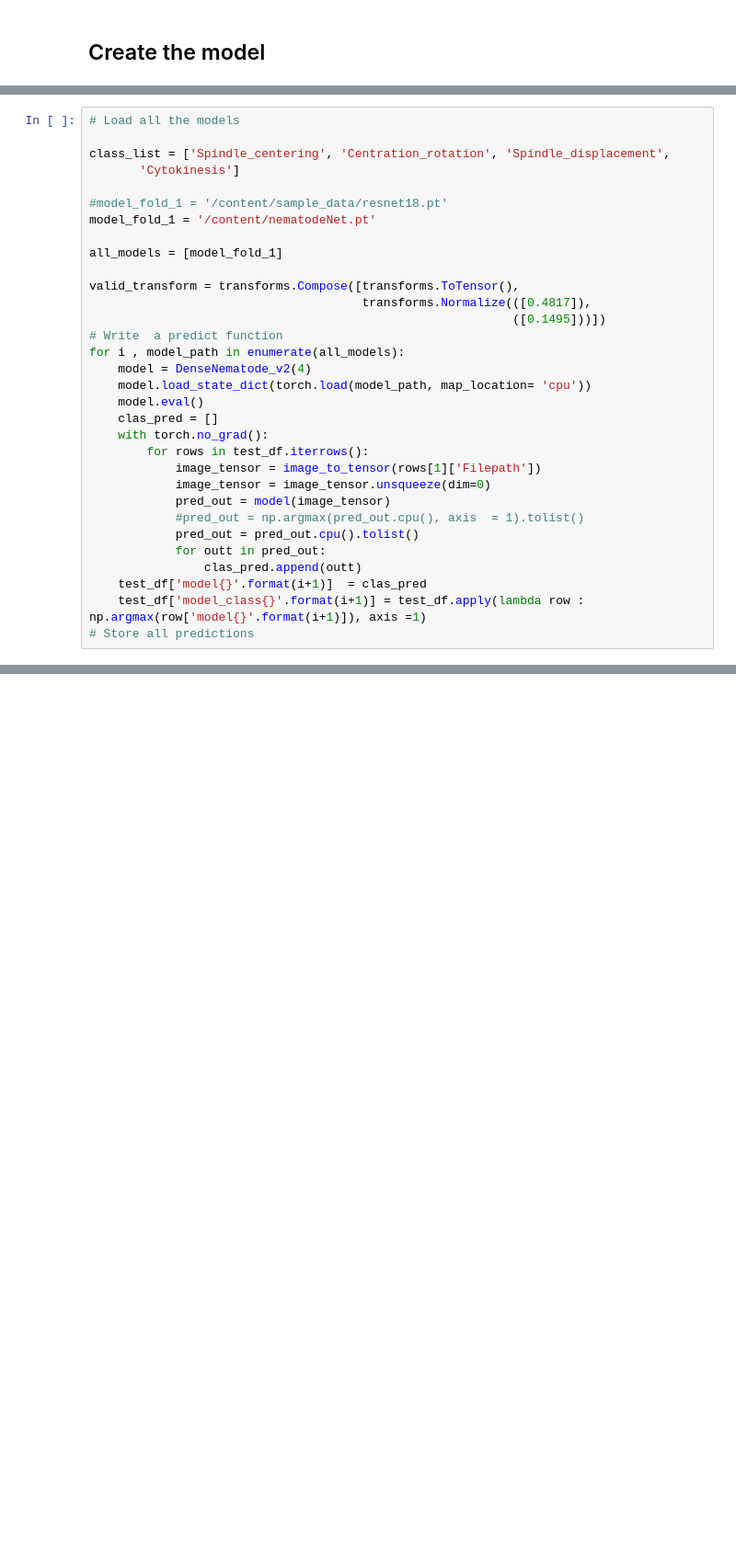
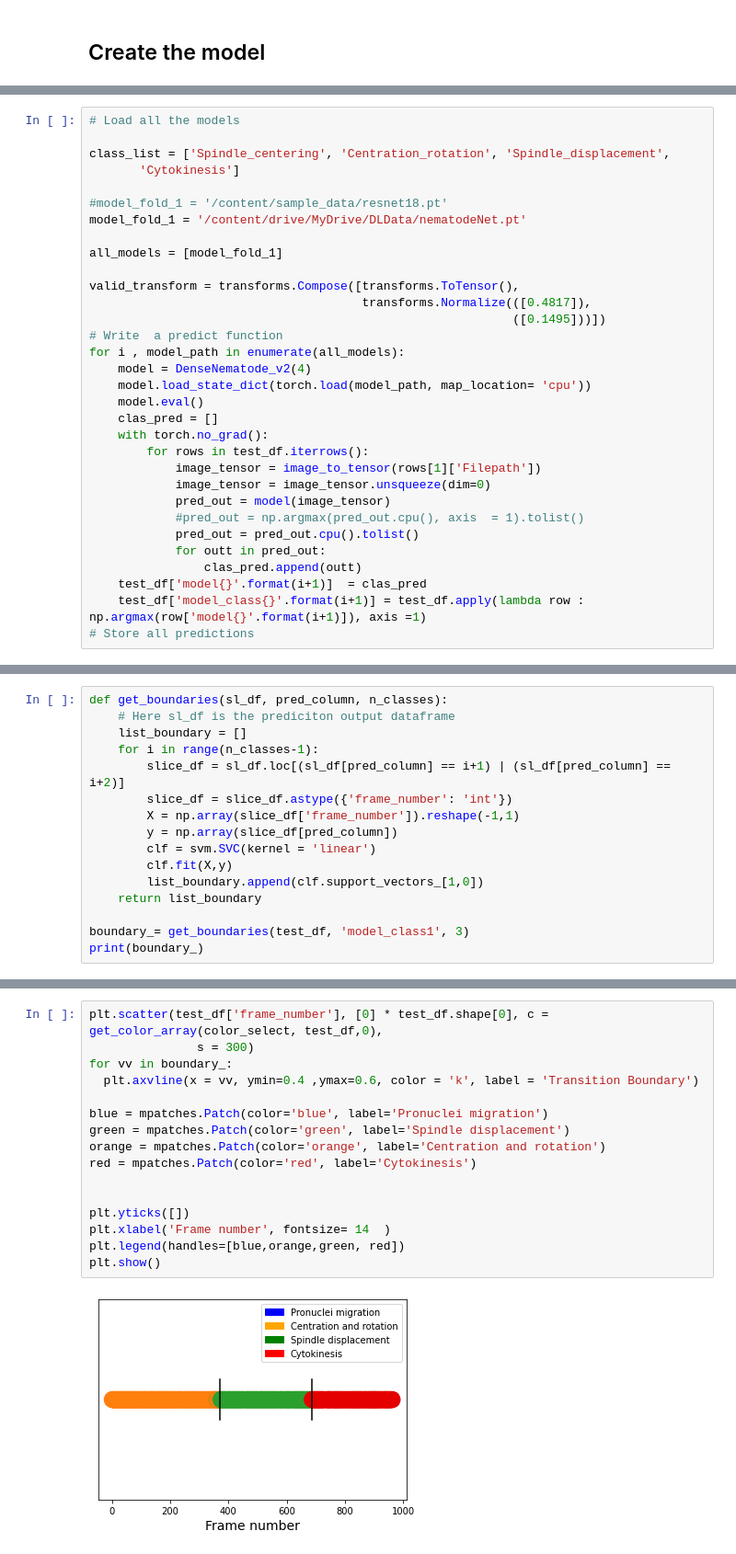
Before and after one commit to CyCelsLab/nematode-Classification, a Jupyter notebook: CellStagePrediction.ipynb, the cells around one changed output, grey strips where cells are left out. Shown: that part at 92% size. Drawn from its saved outputs; the diff is of its cells as text; blank space fills up the shorter version.

```diff
--- a/CellStagePrediction.ipynb
+++ b/CellStagePrediction.ipynb
@@ -158,7 +167,7 @@ class_list = ['Spindle_centering', 'Centration_rotation', 'Spindle_displacement'
        'Cytokinesis']
 
 #model_fold_1 = '/content/sample_data/resnet18.pt'
-model_fold_1 = '/content/nematodeNet.pt'
+model_fold_1 = '/content/drive/MyDrive/DLData/nematodeNet.pt'
 
 all_models = [model_fold_1]
 
@@ -200,0 +221,16 @@ plt.show()
+# %%
+def get_boundaries(sl_df, pred_column, n_classes):
+    # Here sl_df is the prediciton output dataframe
+    list_boundary = []
+    for i in range(n_classes-1):
+        slice_df = sl_df.loc[(sl_df[pred_column] == i+1) | (sl_df[pred_column] == i+2)]
+        slice_df = slice_df.astype({'frame_number': 'int'})
+        X = np.array(slice_df['frame_number']).reshape(-1,1)
+        y = np.array(slice_df[pred_column])
+        clf = svm.SVC(kernel = 'linear')
+        clf.fit(X,y)
+        list_boundary.append(clf.support_vectors_[1,0])
+    return list_boundary
+
+boundary_= get_boundaries(test_df, 'model_class1', 3)
+print(boundary_)
@@ -200,0 +239,18 @@ plt.show()
+# %%
+plt.scatter(test_df['frame_number'], [0] * test_df.shape[0], c = get_color_array(color_select, test_df,0),
+               s = 300)
+for vv in boundary_:
+  plt.axvline(x = vv, ymin=0.4 ,ymax=0.6, color = 'k', label = 'Transition Boundary')
+
+blue = mpatches.Patch(color='blue', label='Pronuclei migration')
+green = mpatches.Patch(color='green', label='Spindle displacement')
+orange = mpatches.Patch(color='orange', label='Centration and rotation')
+red = mpatches.Patch(color='red', label='Cytokinesis')
+
+
+plt.yticks([])
+plt.xlabel('Frame number', fontsize= 14  )
+plt.legend(handles=[blue,orange,green, red])
+plt.show()
+# %% [output]
+[figure, added]
```
Also changed, not shown: parts of 6 cells of this notebook.
